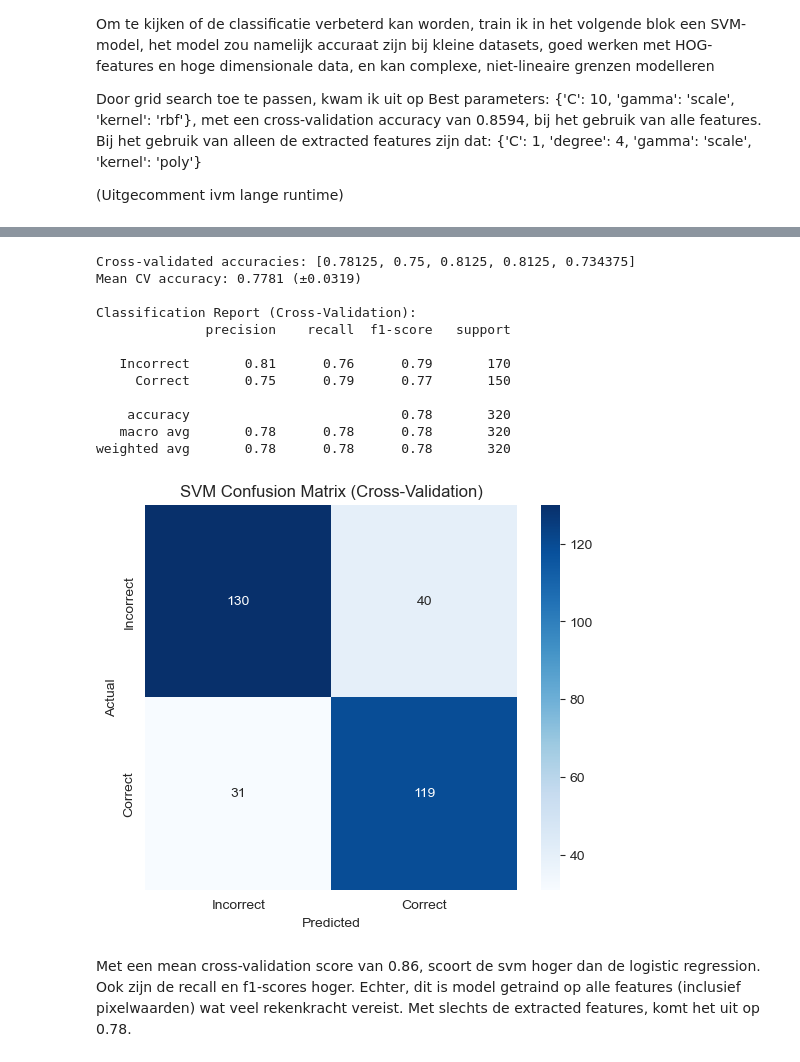
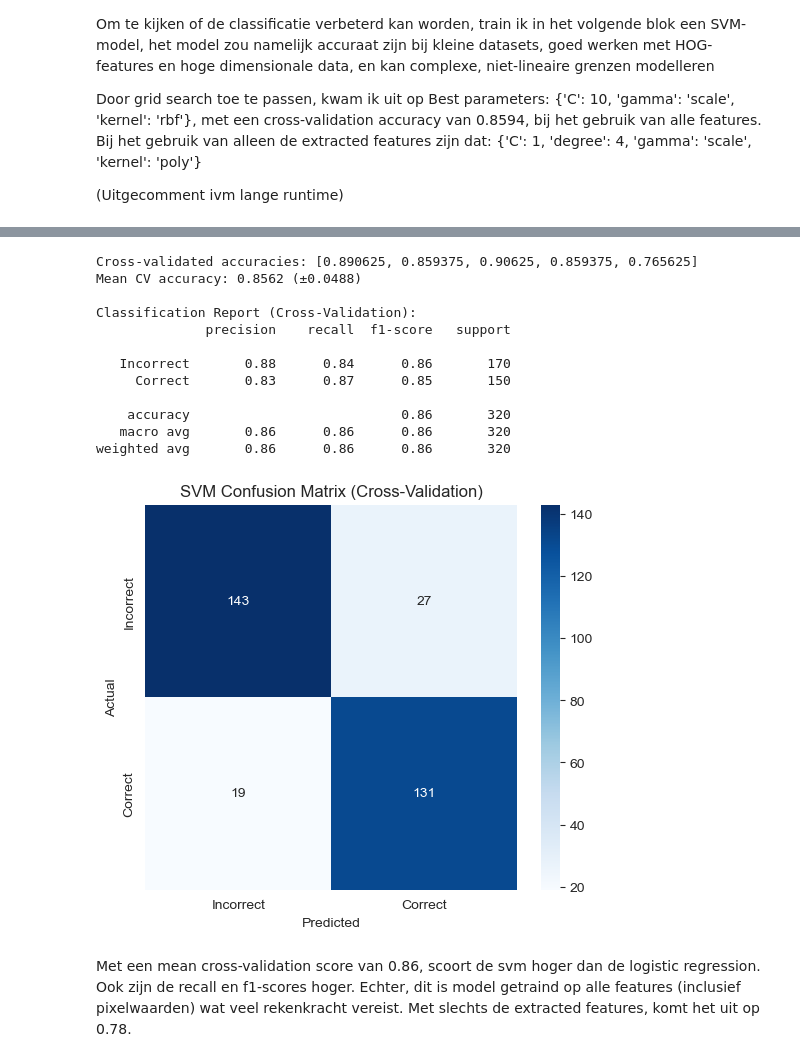
Before and after one commit to Liftpiloot/beer-classifier, a Jupyter notebook: Beer_classifier.ipynb, the cells around one changed output, grey strips where cells are left out. Saved outputs shown, nothing was run; the diff lists cells and outputs as text; code cells hidden in the pictures.

```diff
--- a/Beer_classifier.ipynb
+++ b/Beer_classifier.ipynb
@@ -900,7 +896,7 @@ Best cross-validation accuracy: 0.7906
 best_params = {'C': 10, 'gamma': 'scale', 'kernel': 'rbf', 'class_weight': 'balanced'}
 best_params_features_only = {'C': 1, 'degree': 4, 'gamma': 'scale', 'kernel': 'poly'}
 # Create SVM model with best params
-svm_best = SVC(**best_params_features_only)
+svm_best = SVC(**best_params)
 
 # Set up stratified 5-fold CV
 cv = StratifiedKFold(n_splits=5, shuffle=True, random_state=42)
@@ -912,41 +908,41 @@ y_pred_cv = cross_val_predict(svm_best, X_train, y_train, cv=cv)
 accuracies = []
 for train_idx, val_idx in cv.split(X_train, y_train):
     svm_best.fit(X_train[train_idx], y_train[train_idx])
     preds = svm_best.predict(X_train[val_idx])
     acc = accuracy_score(y_train[val_idx], preds)
     accuracies.append(acc)
 
 print(f"Cross-validated accuracies: {accuracies}")
 print(f"Mean CV accuracy: {np.mean(accuracies):.4f} (±{np.std(accuracies):.4f})")
 
 # Classification report on all CV predictions
 print("\nClassification Report (Cross-Validation):")
 print(classification_report(y_train, y_pred_cv, target_names=['Incorrect', 'Correct'], zero_division=0))
 
 # Confusion matrix for all CV predictions
 cm = confusion_matrix(y_train, y_pred_cv)
 plt.figure(figsize=(6,5))
 sns.heatmap(cm, annot=True, fmt='d', cmap='Blues',
             xticklabels=['Incorrect', 'Correct'],
             yticklabels=['Incorrect', 'Correct'])
 plt.xlabel('Predicted')
 plt.ylabel('Actual')
 plt.title('SVM Confusion Matrix (Cross-Validation)')
 plt.show()
 # %% [output]
-Cross-validated accuracies: [0.78125, 0.75, 0.8125, 0.8125, 0.734375]
-Mean CV accuracy: 0.7781 (±0.0319)
+Cross-validated accuracies: [0.890625, 0.859375, 0.90625, 0.859375, 0.765625]
+Mean CV accuracy: 0.8562 (±0.0488)
 
 Classification Report (Cross-Validation):
               precision    recall  f1-score   support
 
-   Incorrect       0.81      0.76      0.79       170
-     Correct       0.75      0.79      0.77       150
+   Incorrect       0.88      0.84      0.86       170
+     Correct       0.83      0.87      0.85       150
 
-    accuracy                           0.78       320
-   macro avg       0.78      0.78      0.78       320
-weighted avg       0.78      0.78      0.78       320
+    accuracy                           0.86       320
+   macro avg       0.86      0.86      0.86       320
+weighted avg       0.86      0.86      0.86       320
-[figure, old version]
+[figure, new version]
 # %% [markdown]
 Met een mean cross-validation score van 0.86, scoort de svm hoger dan de logistic regression. Ook zijn de recall en f1-scores hoger. Echter, dit is model getraind op alle features (inclusief pixelwaarden) wat veel rekenkracht vereist. Met slechts de extracted features, komt het uit op 0.78.
 # %% [markdown]
```
Also changed, not shown: parts of 2 cells of this notebook.
